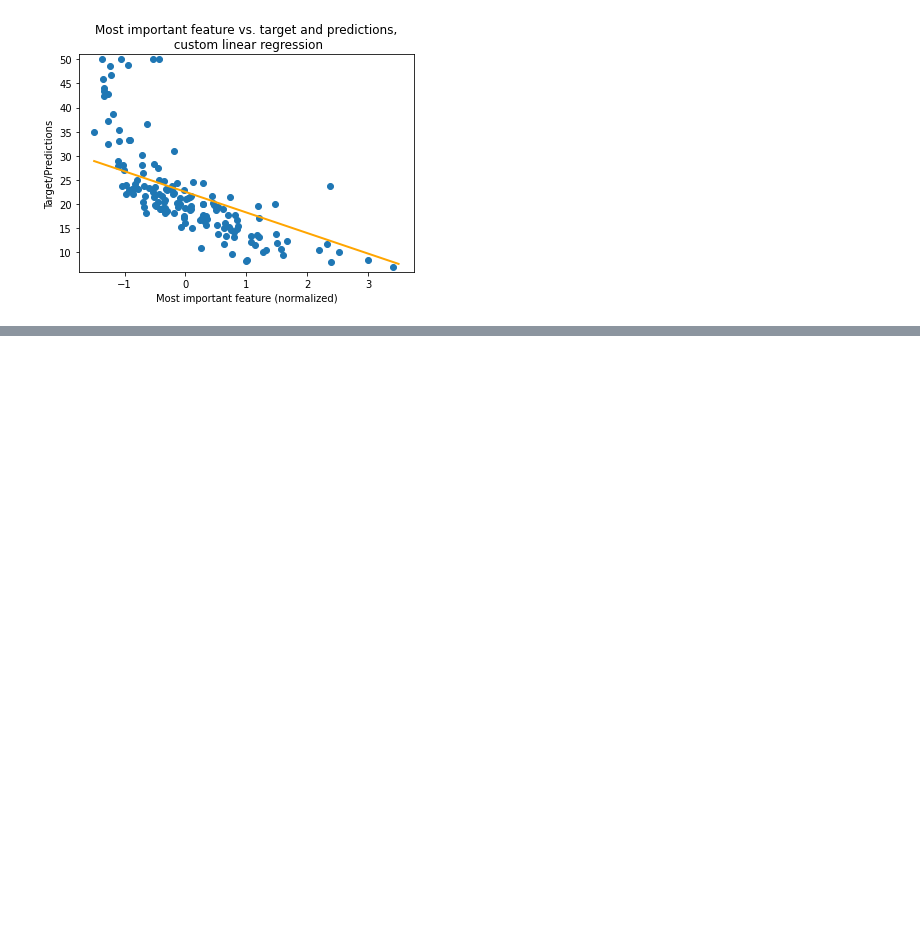
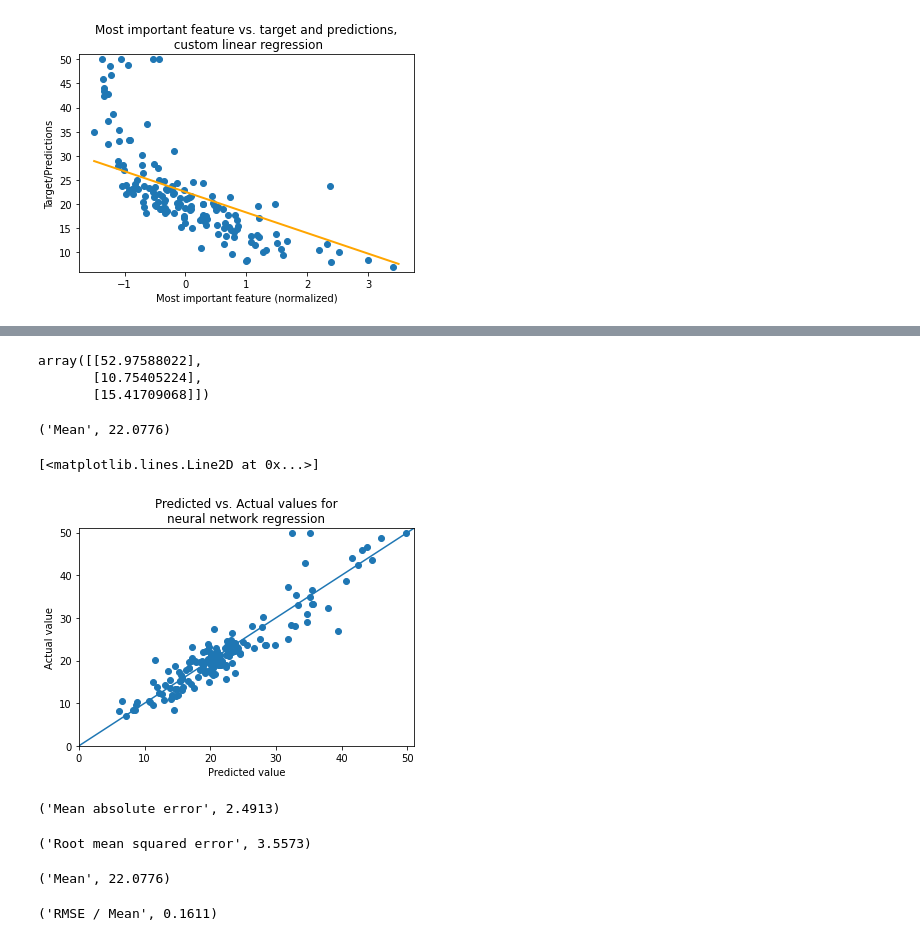
Before and after one commit to mcorne/test-python, a Jupyter notebook: dlfs/2-fundamentals.ipynb, the cells around one changed output, grey strips where cells are left out. Cells and saved outputs as stored; diff of their text form; code cells hidden in the pictures; blank space fills up the shorter version.

```diff
--- a/dlfs/2-fundamentals.ipynb
+++ b/dlfs/2-fundamentals.ipynb
@@ -401,0 +673,38 @@ Text(0.5, 1.0, 'Most important feature vs. target and predictions,\n custom line
+# %%
+preds = predict(X_test, weights)
+preds[0:3]
+# %% [output]
+array([[52.97588022],
+       [10.75405224],
+       [15.41709068]])
+# %%
+"Mean", np.round(y_test.mean(), 4)
+# %% [output]
+('Mean', 22.0776)
+# %%
+plt.xlabel("Predicted value")
+plt.ylabel("Actual value")
+plt.title("Predicted vs. Actual values for\nneural network regression")
+plt.xlim([0, 51])
+plt.ylim([0, 51])
+plt.scatter(preds, y_test)
+plt.plot([0, 51], [0, 51])
+# %% [output]
+[<matplotlib.lines.Line2D at 0x...>]
+[figure, added]
+# %%
+"Mean absolute error", round(mae(preds, y_test), 4)
+# %% [output]
+('Mean absolute error', 2.4913)
+# %%
+"Root mean squared error", round(rmse(preds, y_test), 4)
+# %% [output]
+('Root mean squared error', 3.5573)
+# %%
+"Mean", np.round(y_test.mean(), 4)
+# %% [output]
+('Mean', 22.0776)
+# %%
+"RMSE / Mean", np.round(rmse(preds, y_test) / y_test.mean(), 4)
+# %% [output]
+('RMSE / Mean', 0.1611)
```
Also changed, not shown: parts of 24 cells of this notebook.
